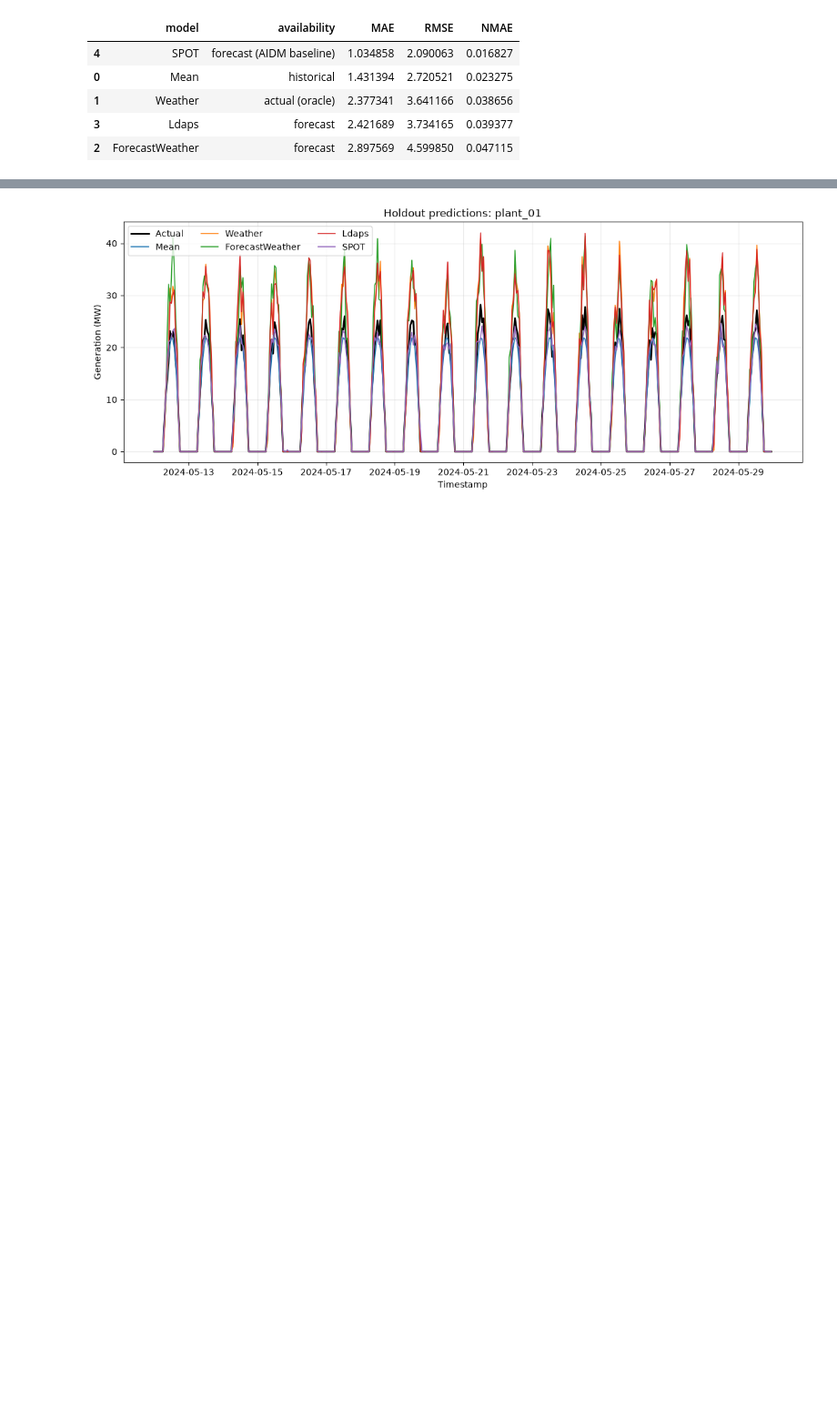
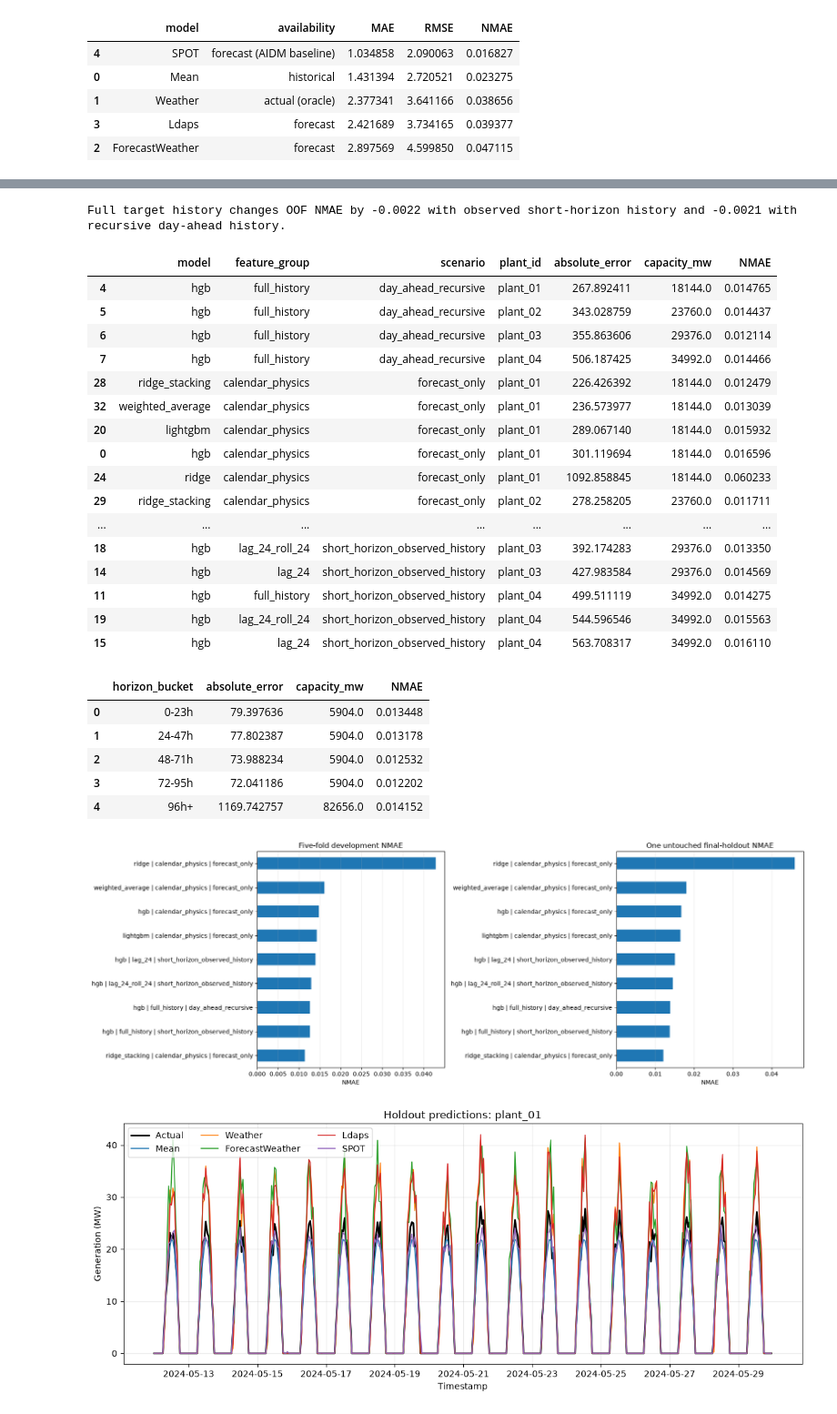
Before and after one commit to HakjunMIN/ml-harness, a Jupyter notebook: notebooks/00_legacy_power_forecasting_models.ipynb, the cells around one changed output, grey strips where cells are left out. Shown at 91% size. Drawn from its saved outputs; the diff is of its cells as text; code cells hidden in the pictures; blank space fills up the shorter version.

```diff
--- a/notebooks/00_legacy_power_forecasting_models.ipynb
+++ b/notebooks/00_legacy_power_forecasting_models.ipynb
@@ -118,3 +467,80 @@ model_metrics
+# %%
+# Make the lag/rolling trade-off visible by plant and by recursive forecast horizon.
+metric_keys = ["model", "feature_group", "scenario"]
+per_plant_metrics = (
+    all_predictions.assign(absolute_error=lambda frame: (frame["prediction_mw"] - frame["generation_mw"]).abs())
+    .groupby(metric_keys + ["plant_id"], as_index=False)
+    .agg(absolute_error=("absolute_error", "sum"), capacity_mw=("capacity_mw", "sum"))
+)
+per_plant_metrics["NMAE"] = per_plant_metrics["absolute_error"] / per_plant_metrics["capacity_mw"]
+per_plant_metrics.to_csv(RESEARCH_DIR / "per_plant_nmae.csv", index=False)
+
+recursive_horizon = all_predictions.loc[
+    (all_predictions["model"] == "hgb")
+    & (all_predictions["feature_group"] == "full_history")
+    & (all_predictions["scenario"] == "day_ahead_recursive")
+].copy()
+recursive_horizon["horizon_hour"] = (
+    (recursive_horizon["timestamp"] - recursive_horizon["timestamp"].min()).dt.total_seconds() / 3600
+).astype(int)
+recursive_horizon["horizon_bucket"] = pd.cut(
+    recursive_horizon["horizon_hour"],
+    bins=[-1, 23, 47, 71, 95, np.inf],
+    labels=["0-23h", "24-47h", "48-71h", "72-95h", "96h+"],
+)
+recursive_horizon_metrics = (
+    recursive_horizon.assign(absolute_error=lambda frame: (frame["prediction_mw"] - frame["generation_mw"]).abs())
+    .groupby("horizon_bucket", observed=False, as_index=False)
+    .agg(absolute_error=("absolute_error", "sum"), capacity_mw=("capacity_mw", "sum"))
+)
+recursive_horizon_metrics["NMAE"] = recursive_horizon_metrics["absolute_error"] / recursive_horizon_metrics["capacity_mw"]
+recursive_horizon_metrics.to_csv(RESEARCH_DIR / "recursive_horizon_nmae.csv", index=False)
+
+history_summary = feature_ablation.set_index(["feature_group", "scenario"])["NMAE_change_vs_forecast_hgb"]
+full_observed_change = history_summary.loc[("full_history", "short_horizon_observed_history")]
+full_recursive_change = history_summary.loc[("full_history", "day_ahead_recursive")]
+print(f"Full target history changes OOF NMAE by {full_observed_change:+.4f} with observed short-horizon history and {full_recursive_change:+.4f} with recursive day-ahead history.")
+display(per_plant_metrics.sort_values(["scenario", "plant_id", "NMAE"]))
+display(recursive_horizon_metrics)
+
+figure, axes = plt.subplots(1, 2, figsize=(17, 6))
+for axis, metric_frame, title in (
+    (axes[0], oof_metrics, "Five-fold development NMAE"),
+    (axes[1], holdout_metrics, "One untouched final-holdout NMAE"),
+):
+    plotted = metric_frame.copy()
+    plotted["label"] = plotted["model"] + " | " + plotted["feature_group"] + " | " + plotted["scenario"]
+    plotted.sort_values("NMAE").plot.barh(x="label", y="NMAE", ax=axis, legend=False, title=title)
+    axis.set_xlabel("NMAE")
+    axis.set_ylabel("")
+    axis.grid(axis="x", alpha=0.25)
+plt.tight_layout()
+# %% [output]
+Full target history changes OOF NMAE by -0.0022 with observed short-horizon history and -0.0021 with recursive day-ahead history.
+|  | model | feature_group | scenario | plant_id | absolute_error | capacity_mw | NMAE |
+| 4 | hgb | full_history | day_ahead_recursive | plant_01 | 267.892411 | 18144.0 | 0.014765 |
+| 5 | hgb | full_history | day_ahead_recursive | plant_02 | 343.028759 | 23760.0 | 0.014437 |
+| 6 | hgb | full_history | day_ahead_recursive | plant_03 | 355.863606 | 29376.0 | 0.012114 |
+| 7 | hgb | full_history | day_ahead_recursive | plant_04 | 506.187425 | 34992.0 | 0.014466 |
+| 28 | ridge_stacking | calendar_physics | forecast_only | plant_01 | 226.426392 | 18144.0 | 0.012479 |
+| 32 | weighted_average | calendar_physics | forecast_only | plant_01 | 236.573977 | 18144.0 | 0.013039 |
+| 20 | lightgbm | calendar_physics | forecast_only | plant_01 | 289.067140 | 18144.0 | 0.015932 |
+| 0 | hgb | calendar_physics | forecast_only | plant_01 | 301.119694 | 18144.0 | 0.016596 |
+| 24 | ridge | calendar_physics | forecast_only | plant_01 | 1092.858845 | 18144.0 | 0.060233 |
+| 29 | ridge_stacking | calendar_physics | forecast_only | plant_02 | 278.258205 | 23760.0 | 0.011711 |
+| ... | ... | ... | ... | ... | ... | ... | ... |
+| 18 | hgb | lag_24_roll_24 | short_horizon_observed_history | plant_03 | 392.174283 | 29376.0 | 0.013350 |
+| 14 | hgb | lag_24 | short_horizon_observed_history | plant_03 | 427.983584 | 29376.0 | 0.014569 |
+| 11 | hgb | full_history | short_horizon_observed_history | plant_04 | 499.511119 | 34992.0 | 0.014275 |
+| 19 | hgb | lag_24_roll_24 | short_horizon_observed_history | plant_04 | 544.596546 | 34992.0 | 0.015563 |
+| 15 | hgb | lag_24 | short_horizon_observed_history | plant_04 | 563.708317 | 34992.0 | 0.016110 |
+|  | horizon_bucket | absolute_error | capacity_mw | NMAE |
+| 0 | 0-23h | 79.397636 | 5904.0 | 0.013448 |
+| 1 | 24-47h | 77.802387 | 5904.0 | 0.013178 |
+| 2 | 48-71h | 73.988234 | 5904.0 | 0.012532 |
+| 3 | 72-95h | 72.041186 | 5904.0 | 0.012202 |
+| 4 | 96h+ | 1169.742757 | 82656.0 | 0.014152 |
+[figure, added]
 # %%
 import matplotlib.pyplot as plt
 
```
Also changed, not shown: parts of 5 cells of this notebook, 9 other files.
